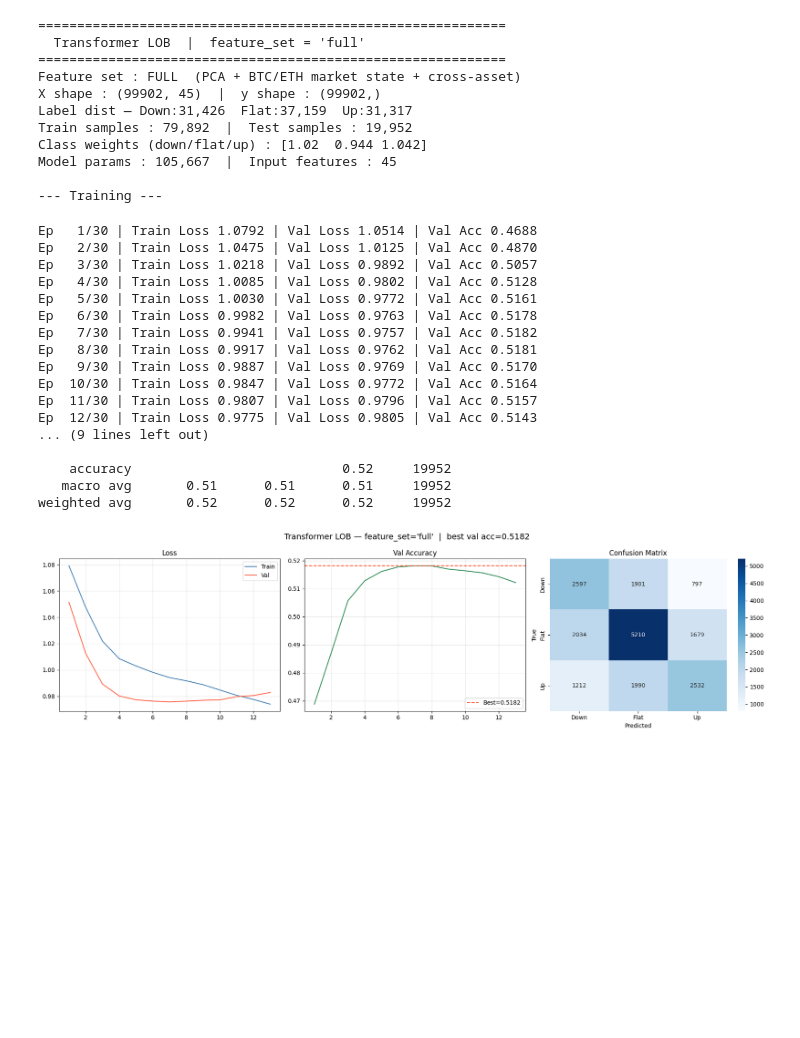
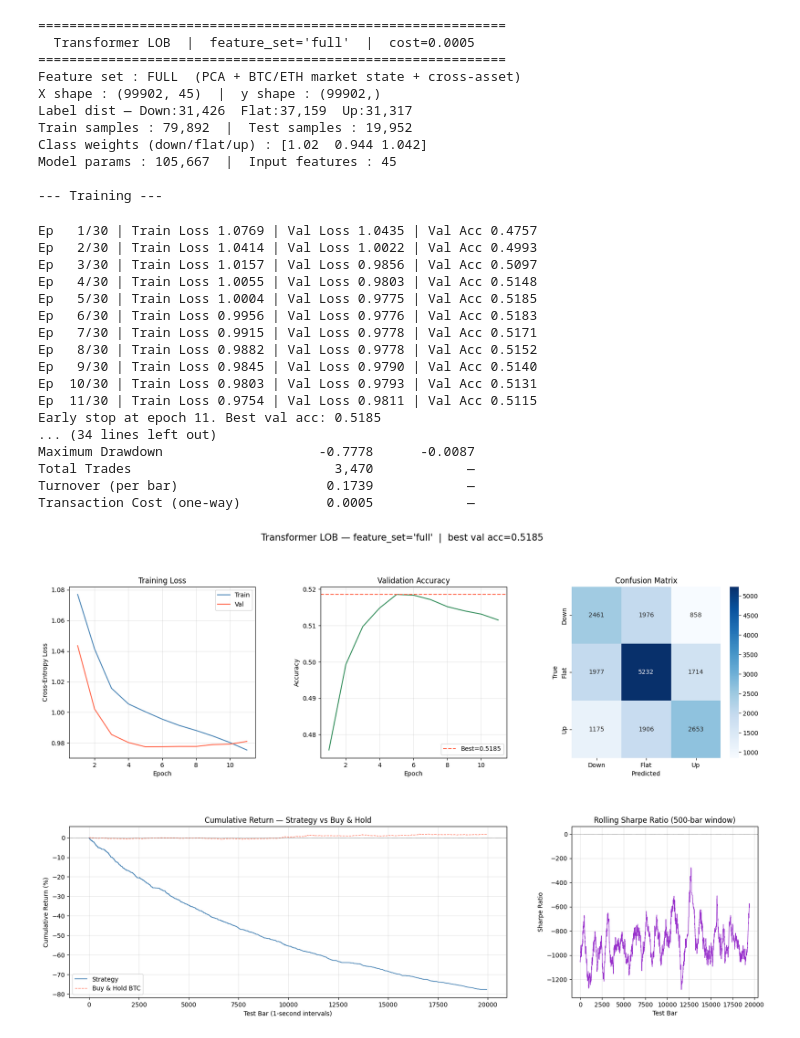
Before and after one commit to SiyuL2025/math_629_final, a Jupyter notebook: Transformer.ipynb, the cells around one changed output. Cells and saved outputs as stored; diff of their text form; code cells hidden in the pictures; blank space fills up the shorter version.

```diff
--- a/Transformer.ipynb
+++ b/Transformer.ipynb
@@ -387,34 +602,35 @@ weighted avg       0.51      0.51      0.51     19952
 # %%
 # pca model plus market facotrs
 FEATURE_SET = "full"
-model, history = run_transformer(FEATURE_SET)
+TRANSACTION_COST = 0.0005
+model, history, stat_metrics, bt_metrics = run_transformer(FEATURE_SET, TRANSACTION_COST)
 # %% [output]
 ============================================================
-  Transformer LOB  |  feature_set = 'full'
+  Transformer LOB  |  feature_set='full'  |  cost=0.0005
 ============================================================
 Feature set : FULL  (PCA + BTC/ETH market state + cross-asset)
 X shape : (99902, 45)  |  y shape : (99902,)
 Label dist — Down:31,426  Flat:37,159  Up:31,317
 Train samples : 79,892  |  Test samples : 19,952
 Class weights (down/flat/up) : [1.02  0.944 1.042]
 Model params : 105,667  |  Input features : 45
 
 --- Training ---
-Ep   1/30 | Train Loss 1.0792 | Val Loss 1.0514 | Val Acc 0.4688
-Ep   2/30 | Train Loss 1.0475 | Val Loss 1.0125 | Val Acc 0.4870
-Ep   3/30 | Train Loss 1.0218 | Val Loss 0.9892 | Val Acc 0.5057
-Ep   4/30 | Train Loss 1.0085 | Val Loss 0.9802 | Val Acc 0.5128
-Ep   5/30 | Train Loss 1.0030 | Val Loss 0.9772 | Val Acc 0.5161
-Ep   6/30 | Train Loss 0.9982 | Val Loss 0.9763 | Val Acc 0.5178
-Ep   7/30 | Train Loss 0.9941 | Val Loss 0.9757 | Val Acc 0.5182
-Ep   8/30 | Train Loss 0.9917 | Val Loss 0.9762 | Val Acc 0.5181
-Ep   9/30 | Train Loss 0.9887 | Val Loss 0.9769 | Val Acc 0.5170
-Ep  10/30 | Train Loss 0.9847 | Val Loss 0.9772 | Val Acc 0.5164
-Ep  11/30 | Train Loss 0.9807 | Val Loss 0.9796 | Val Acc 0.5157
-Ep  12/30 | Train Loss 0.9775 | Val Loss 0.9805 | Val Acc 0.5143
-... (9 lines left out)
-
-    accuracy                           0.52     19952
-   macro avg       0.51      0.51      0.51     19952
-weighted avg       0.52      0.52      0.52     19952
+Ep   1/30 | Train Loss 1.0769 | Val Loss 1.0435 | Val Acc 0.4757
+Ep   2/30 | Train Loss 1.0414 | Val Loss 1.0022 | Val Acc 0.4993
+Ep   3/30 | Train Loss 1.0157 | Val Loss 0.9856 | Val Acc 0.5097
+Ep   4/30 | Train Loss 1.0055 | Val Loss 0.9803 | Val Acc 0.5148
+Ep   5/30 | Train Loss 1.0004 | Val Loss 0.9775 | Val Acc 0.5185
+Ep   6/30 | Train Loss 0.9956 | Val Loss 0.9776 | Val Acc 0.5183
+Ep   7/30 | Train Loss 0.9915 | Val Loss 0.9778 | Val Acc 0.5171
+Ep   8/30 | Train Loss 0.9882 | Val Loss 0.9778 | Val Acc 0.5152
+Ep   9/30 | Train Loss 0.9845 | Val Loss 0.9790 | Val Acc 0.5140
+Ep  10/30 | Train Loss 0.9803 | Val Loss 0.9793 | Val Acc 0.5131
+Ep  11/30 | Train Loss 0.9754 | Val Loss 0.9811 | Val Acc 0.5115
+Early stop at epoch 11. Best val acc: 0.5185
+... (34 lines left out)
+Maximum Drawdown                    -0.7778      -0.0087
+Total Trades                          3,470            —
+Turnover (per bar)                   0.1739            —
+Transaction Cost (one-way)           0.0005            —
-[figure, old version]
+[figure, new version]
```
Also changed, not shown: parts of 5 cells of this notebook.
